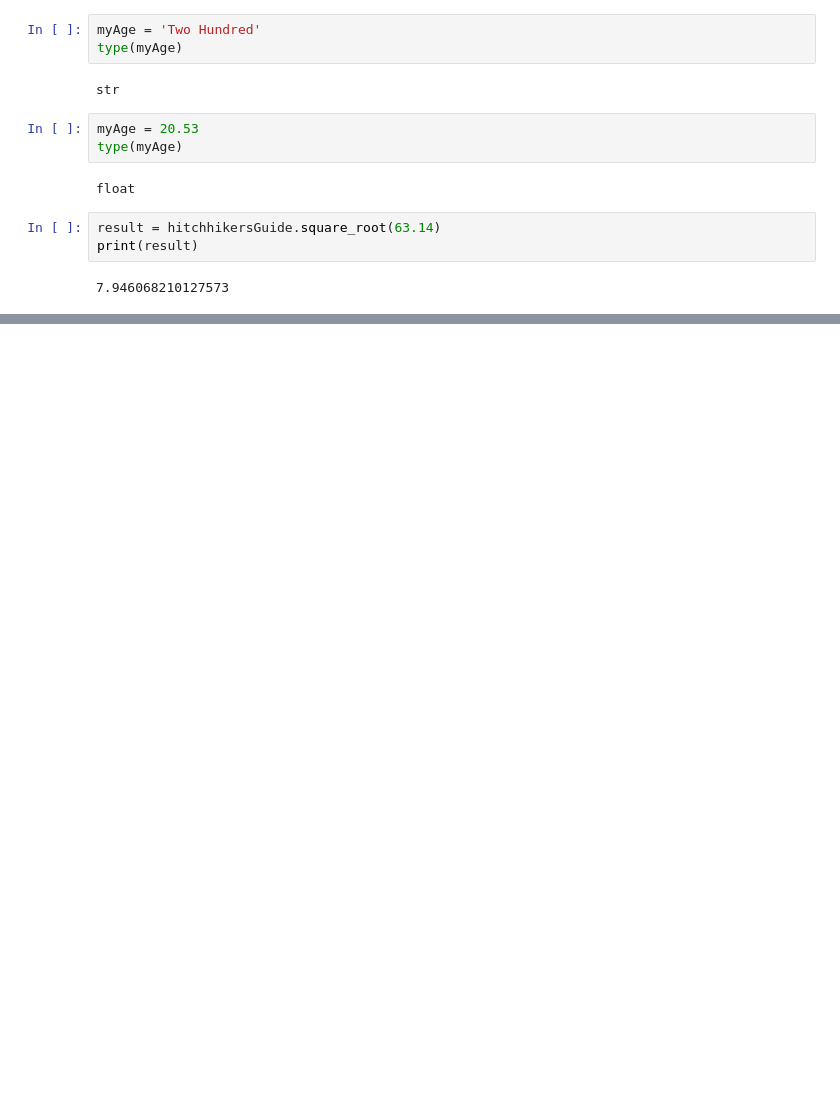
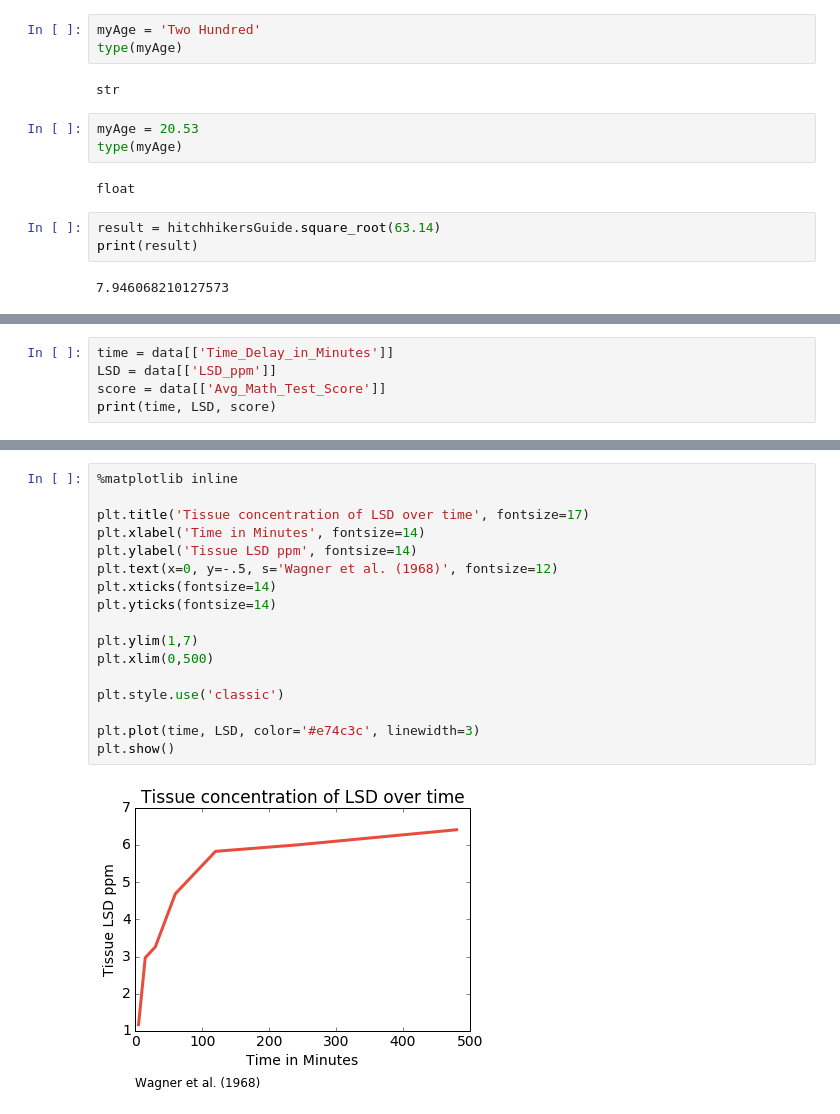
Before and after one commit to bjfabian11/UdemyDSandMLBootcamp, a Jupyter notebook: 02 Python Intro.ipynb, the cells around one changed output, grey strips where cells are left out. Drawn from its saved outputs; the diff is of its cells as text; blank space fills up the shorter version.

```diff
--- a/02 Python Intro.ipynb
+++ b/02 Python Intro.ipynb
@@ -385,0 +405,5 @@ data
+# %%
+time = data[['Time_Delay_in_Minutes']]
+LSD = data[['LSD_ppm']]
+score = data[['Avg_Math_Test_Score']]
+print(time, LSD, score)
@@ -385,0 +428,19 @@ data
+# %%
+%matplotlib inline
+
+plt.title('Tissue concentration of LSD over time', fontsize=17)
+plt.xlabel('Time in Minutes', fontsize=14)
+plt.ylabel('Tissue LSD ppm', fontsize=14)
+plt.text(x=0, y=-.5, s='Wagner et al. (1968)', fontsize=12)
+plt.xticks(fontsize=14)
+plt.yticks(fontsize=14)
+
+plt.ylim(1,7)
+plt.xlim(0,500)
+
+plt.style.use('classic')
+
+plt.plot(time, LSD, color='#e74c3c', linewidth=3)
+plt.show()
+# %% [output]
+[figure, added]
```
Also changed, not shown: parts of 19 cells of this notebook.
